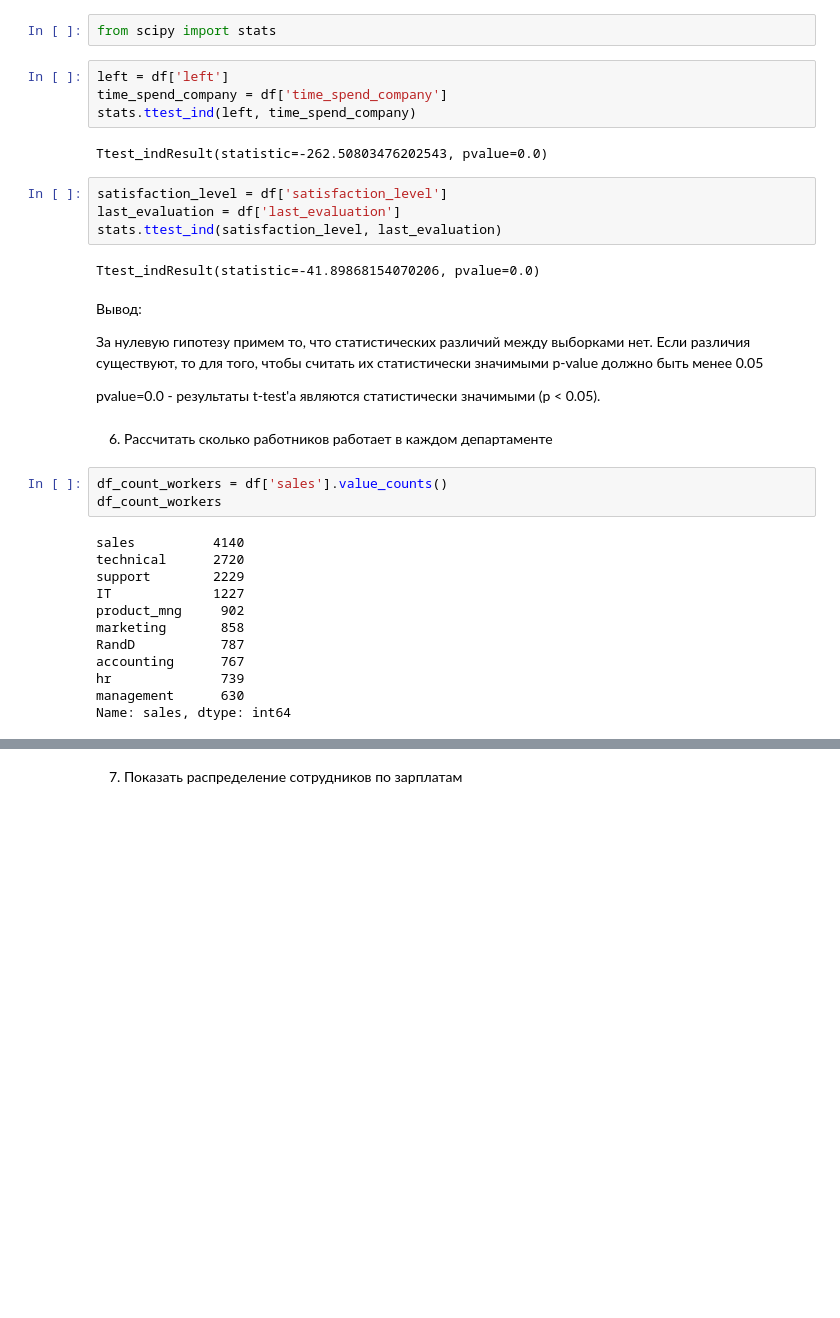
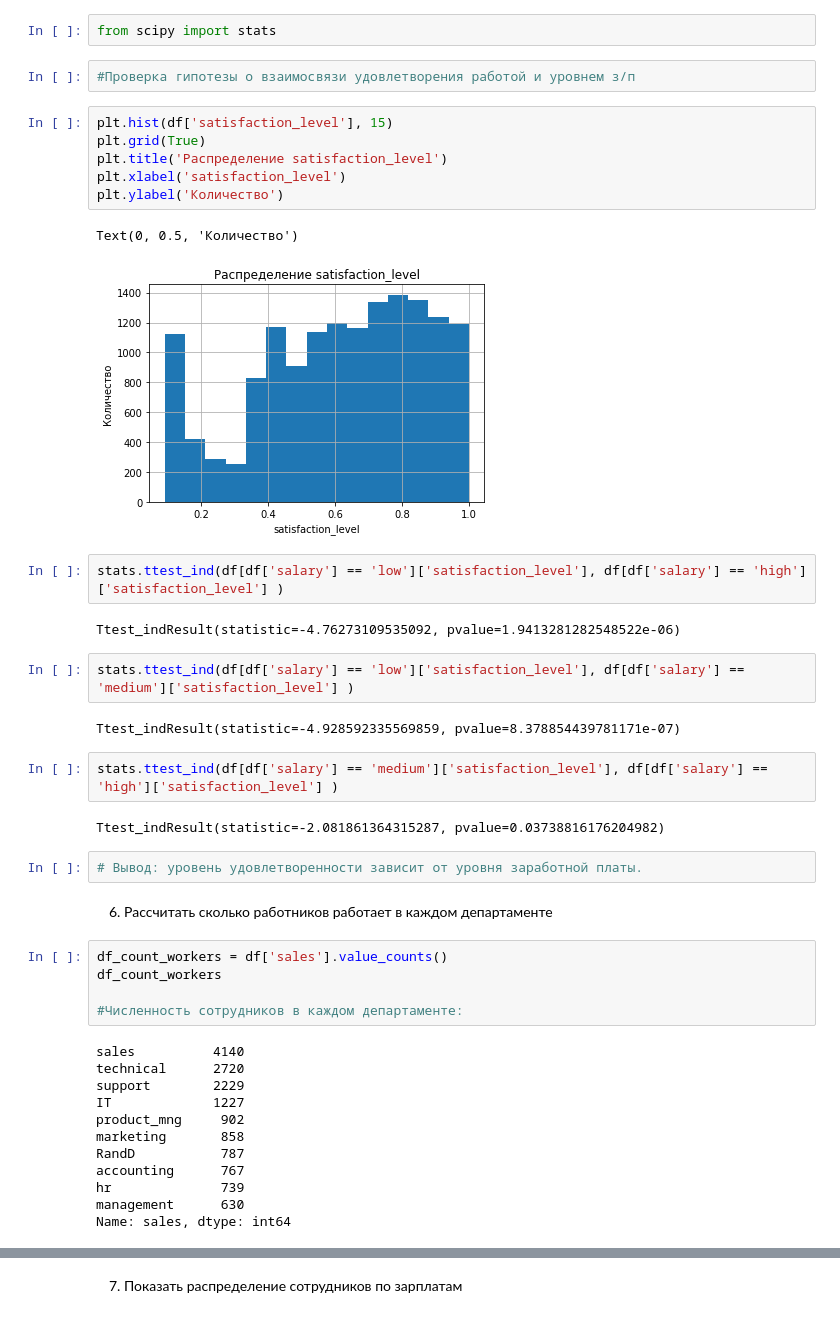
Before and after one commit to aabezru/PYDA, a Jupyter notebook: PYDA_homeworks/Final work/Final_work.ipynb, the cells around one changed output, grey strips where cells are left out. Drawn from its saved outputs; the diff is of its cells as text; blank space fills up the shorter version.

```diff
--- a/PYDA_homeworks/Final work/Final_work.ipynb
+++ b/PYDA_homeworks/Final work/Final_work.ipynb
@@ -107,30 +115,38 @@ Text(0.5, 1.0, 'Зависимость между отработанным вр
 5. С использованием t-test статистики проверить взаимосвязи между несколькими переменными
 # %%
 from scipy import stats
-# %%
-left = df['left']
-time_spend_company = df['time_spend_company']
-stats.ttest_ind(left, time_spend_company)
-# %% [output]
-Ttest_indResult(statistic=-262.50803476202543, pvalue=0.0)
-# %%
-satisfaction_level = df['satisfaction_level']
-last_evaluation = df['last_evaluation']
-stats.ttest_ind(satisfaction_level, last_evaluation)
-# %% [output]
-Ttest_indResult(statistic=-41.89868154070206, pvalue=0.0)
-# %% [markdown]
-Вывод:
-
-За нулевую гипотезу примем то, что статистических различий между выборками нет.
-Если различия существуют, то для того, чтобы считать их статистически значимыми p-value должно быть менее 0.05
-
-pvalue=0.0 - результаты t-test'а являются статистически значимыми (p < 0.05).
+# %%
+#Проверка гипотезы о взаимосвязи удовлетворения работой и уровнем з/п
+# %%
+plt.hist(df['satisfaction_level'], 15)
+plt.grid(True)
+plt.title('Распределение satisfaction_level')
+plt.xlabel('satisfaction_level')
+plt.ylabel('Количество')
+# %% [output]
+Text(0, 0.5, 'Количество')
+[figure, added]
+# %%
+stats.ttest_ind(df[df['salary'] == 'low']['satisfaction_level'], df[df['salary'] == 'high']['satisfaction_level'] )
+# %% [output]
+Ttest_indResult(statistic=-4.76273109535092, pvalue=1.9413281282548522e-06)
+# %%
+stats.ttest_ind(df[df['salary'] == 'low']['satisfaction_level'], df[df['salary'] == 'medium']['satisfaction_level'] )
+# %% [output]
+Ttest_indResult(statistic=-4.928592335569859, pvalue=8.378854439781171e-07)
+# %%
+stats.ttest_ind(df[df['salary'] == 'medium']['satisfaction_level'], df[df['salary'] == 'high']['satisfaction_level'] )
+# %% [output]
+Ttest_indResult(statistic=-2.081861364315287, pvalue=0.03738816176204982)
+# %%
+# Вывод: уровень удовлетворенности зависит от уровня заработной платы.
 # %% [markdown]
 6. Рассчитать сколько работников работает в каждом департаменте
 # %%
 df_count_workers = df['sales'].value_counts()
 df_count_workers
+
+#Численность сотрудников в каждом департаменте:
 # %% [output]
 sales          4140
 technical      2720
```
Also changed, not shown: parts of 33 cells of this notebook.
